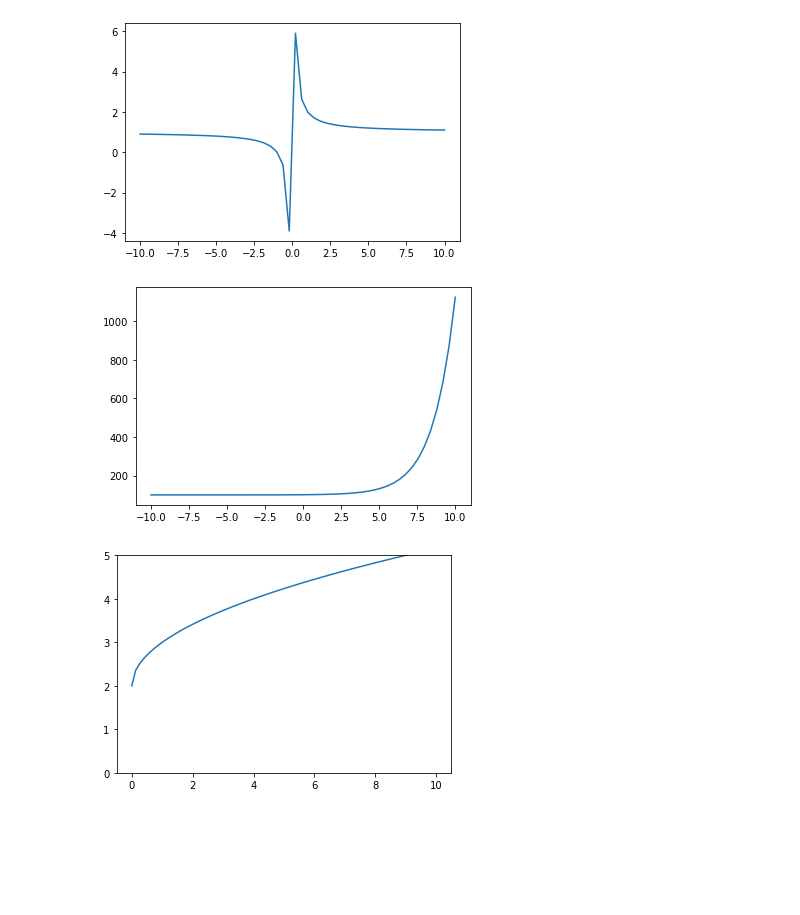
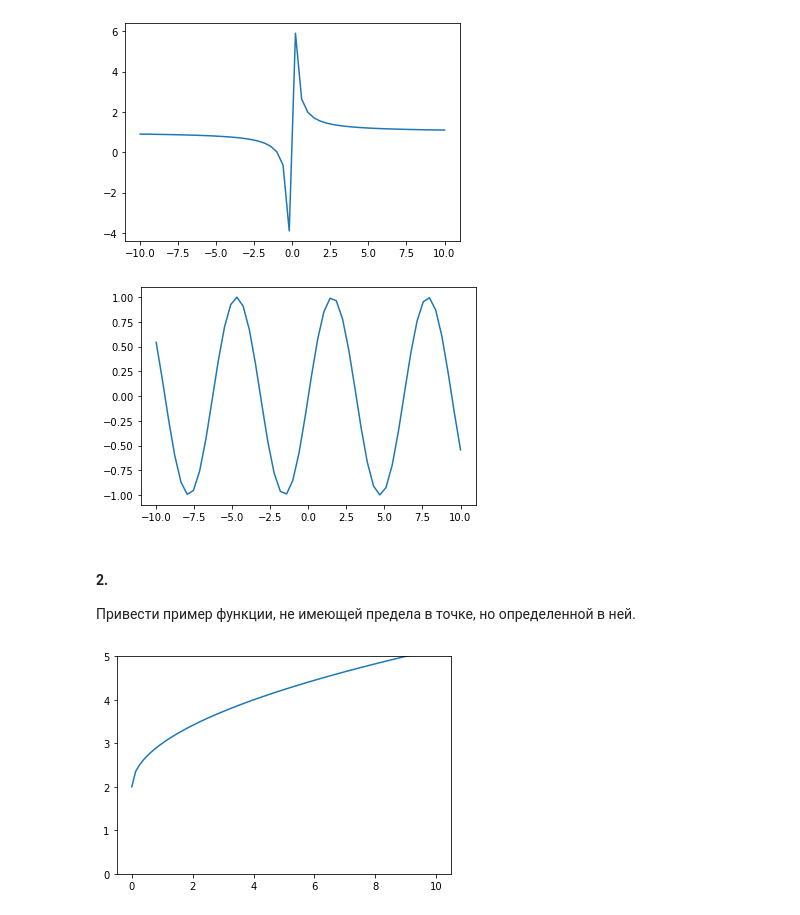
Before and after one commit to ishubenko/math_analysis, a Jupyter notebook: lesson_4.ipynb, the cells around one changed output. Cells and saved outputs as stored; diff of their text form; code cells hidden in the pictures; blank space fills up the shorter version.

```diff
--- a/lesson_4.ipynb
+++ b/lesson_4.ipynb
@@ -18,12 +20,15 @@ plt.show()
 [figure]
 # %%
 x = np.linspace(-10,10,50)
-y = 100+2**x
+y = np.sin(x)
 fig = plt.plot(x, y)
 # plt.ylim((0,5))
 plt.show()
 # %% [output]
-[figure, old version]
+[figure, new version]
+# %% [markdown]
+#### 2.
+Привести пример функции, не имеющей предела в точке, но определенной в ней.
 # %%
 x = np.linspace(0,10,80)
 y = 2 + np.sqrt(x)
```
Also changed, not shown: parts of 3 cells of this notebook.
